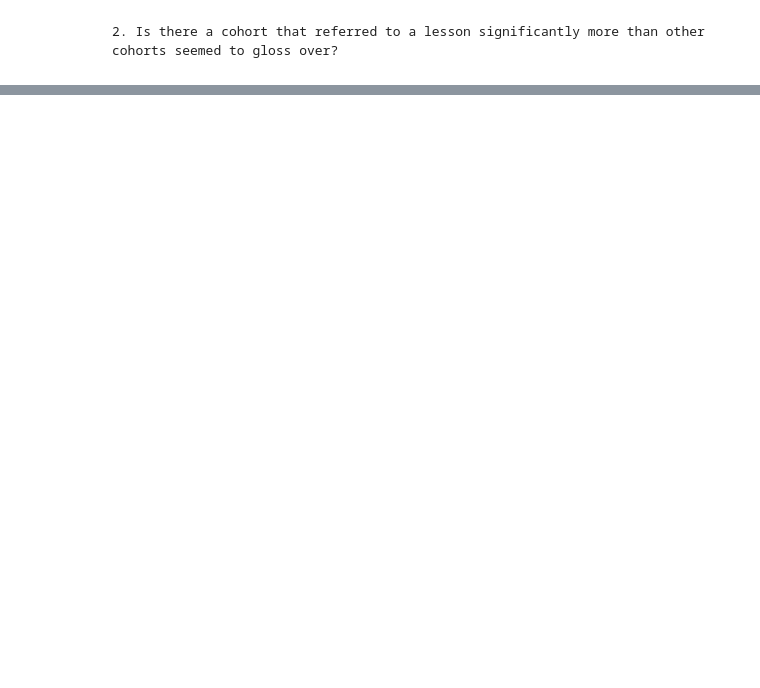
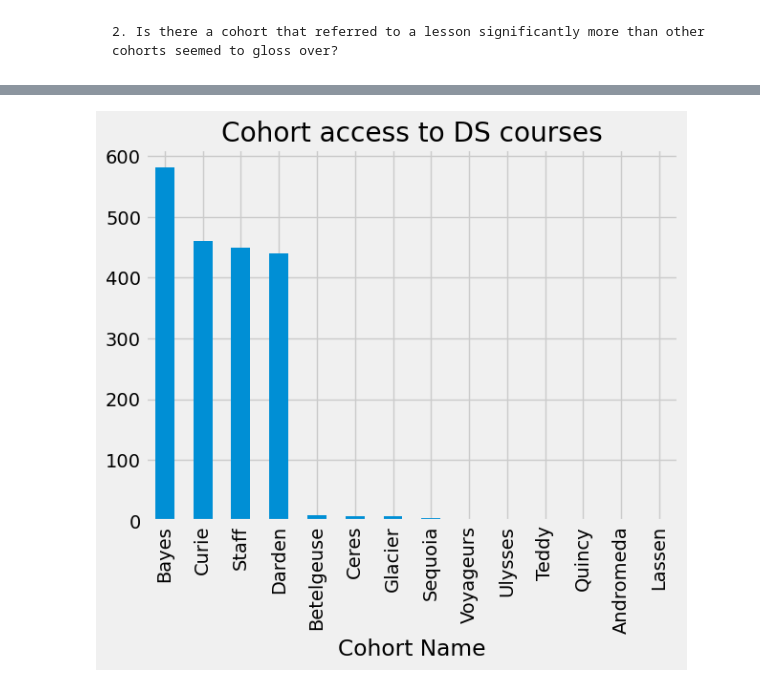
Before and after one commit to jeremiah-toribio/curriculum-anomalies, a Jupyter notebook: cur.ipynb, the cells around one changed output, grey strips where cells are left out. Saved outputs shown, nothing was run; the diff lists cells and outputs as text; code cells hidden in the pictures; blank space fills up the shorter version.

```diff
--- a/cur.ipynb
+++ b/cur.ipynb
@@ -132,0 +298,7 @@ plt.show()
+# %%
+# changing date back to end of 2019
+timeback = df.index.max() - dt.timedelta(days = 250)
+# to get to 12-31-2019 timedelta will be 477 days
+usecheck = df[df.index < timeback]
+
+timeback
@@ -132,0 +332,8 @@ plt.show()
+# %%
+# Visualization of cohort access at x date
+usecheck[usecheck.path == '1-fundamentals/1.1-intro-to-data-science'].name.value_counts().sort_values(ascending=False).plot(kind='bar')
+plt.title('Cohort access to DS courses')
+plt.xlabel('Cohort Name')
+plt.show()
+# %% [output]
+[figure, added]
```
Also changed, not shown: parts of 53 cells of this notebook, 3 other files.
